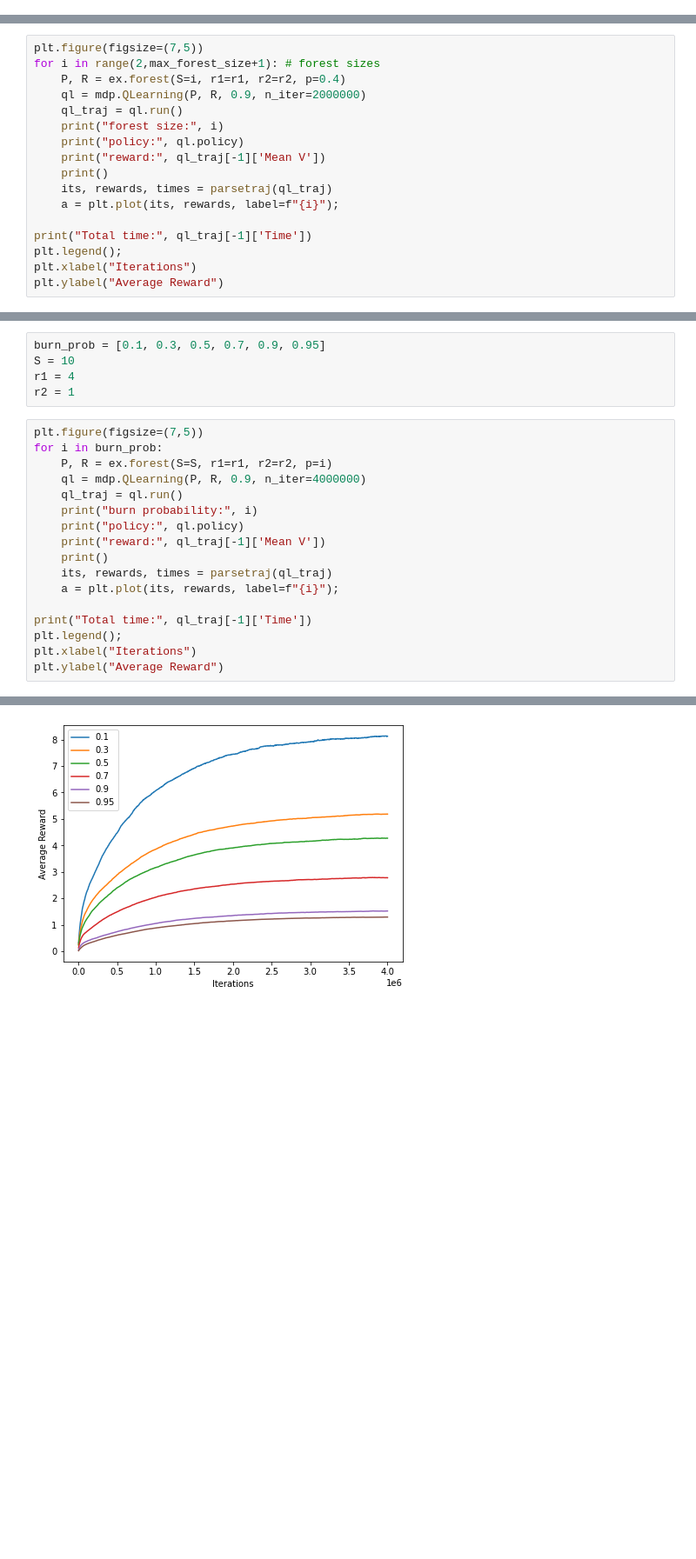
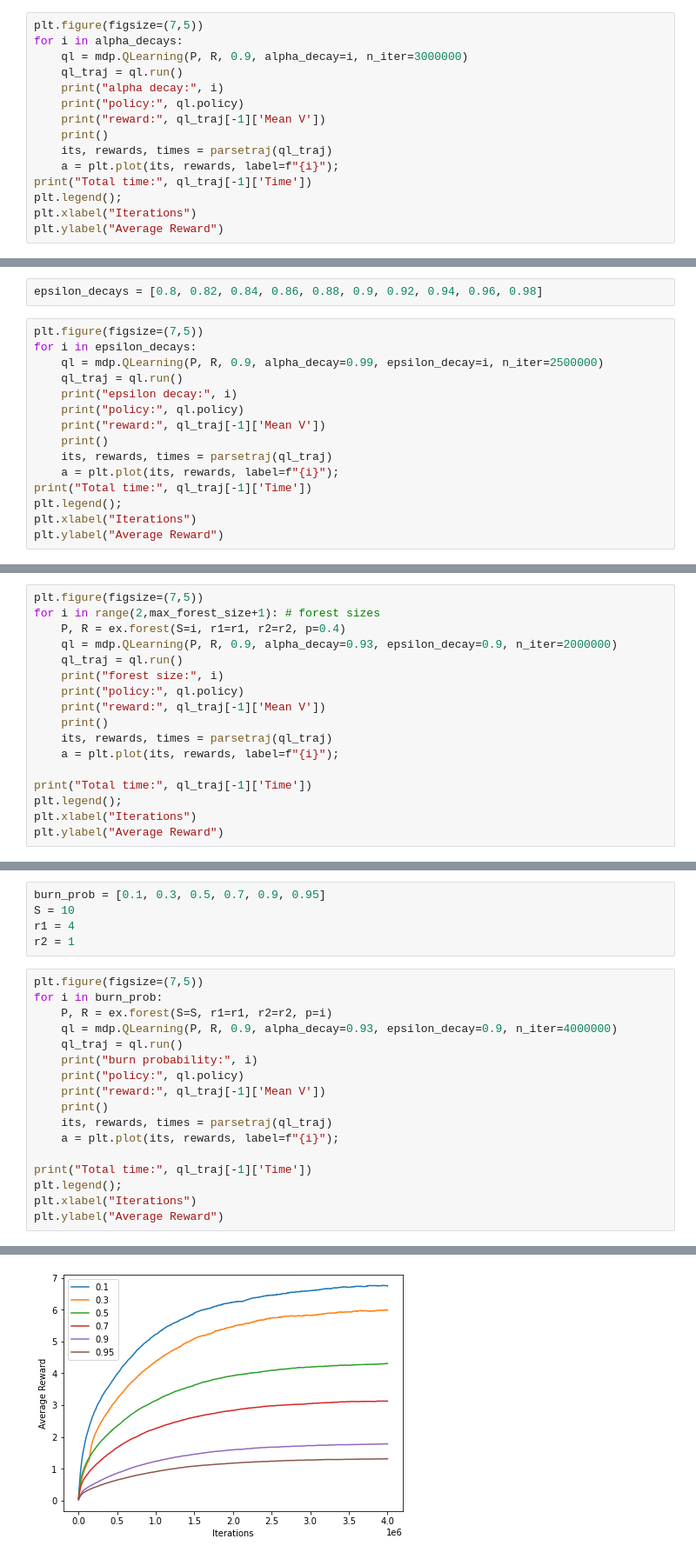
Before and after one commit to adinhobl/machine-learning, a Jupyter notebook: reinforcement-learning/RL.ipynb, the cells around one changed output, grey strips where cells are left out. Shown at 87% size. Cells and saved outputs as stored; diff of their text form; blank space fills up the shorter version.

```diff
--- a/reinforcement-learning/RL.ipynb
+++ b/reinforcement-learning/RL.ipynb
@@ -505,0 +523,15 @@ Text(0, 0.5, 'Average Reward')
+# %%
+plt.figure(figsize=(7,5))
+for i in alpha_decays:
+    ql = mdp.QLearning(P, R, 0.9, alpha_decay=i, n_iter=3000000)
+    ql_traj = ql.run()
+    print("alpha decay:", i)
+    print("policy:", ql.policy)
+    print("reward:", ql_traj[-1]['Mean V'])
+    print()
+    its, rewards, times = parsetraj(ql_traj)
+    a = plt.plot(its, rewards, label=f"{i}");
+print("Total time:", ql_traj[-1]['Time'])
+plt.legend();
+plt.xlabel("Iterations")
+plt.ylabel("Average Reward")
@@ -505,0 +562,17 @@ Text(0, 0.5, 'Average Reward')
+# %%
+epsilon_decays = [0.8, 0.82, 0.84, 0.86, 0.88, 0.9, 0.92, 0.94, 0.96, 0.98]
+# %%
+plt.figure(figsize=(7,5))
+for i in epsilon_decays:
+    ql = mdp.QLearning(P, R, 0.9, alpha_decay=0.99, epsilon_decay=i, n_iter=2500000)
+    ql_traj = ql.run()
+    print("epsilon decay:", i)
+    print("policy:", ql.policy)
+    print("reward:", ql_traj[-1]['Mean V'])
+    print()
+    its, rewards, times = parsetraj(ql_traj)
+    a = plt.plot(its, rewards, label=f"{i}");
+print("Total time:", ql_traj[-1]['Time'])
+plt.legend();
+plt.xlabel("Iterations")
+plt.ylabel("Average Reward")
@@ -513,7 +606,7 @@ r2 = 0.5
 plt.figure(figsize=(7,5))
 for i in range(2,max_forest_size+1): # forest sizes
     P, R = ex.forest(S=i, r1=r1, r2=r2, p=0.4)
-    ql = mdp.QLearning(P, R, 0.9, n_iter=2000000)
+    ql = mdp.QLearning(P, R, 0.9, alpha_decay=0.93, epsilon_decay=0.9, n_iter=2000000)
     ql_traj = ql.run()
     print("forest size:", i)
     print("policy:", ql.policy)
@@ -557,7 +650,7 @@ r2 = 1
 plt.figure(figsize=(7,5))
 for i in burn_prob:
     P, R = ex.forest(S=S, r1=r1, r2=r2, p=i)
-    ql = mdp.QLearning(P, R, 0.9, n_iter=4000000)
+    ql = mdp.QLearning(P, R, 0.9, alpha_decay=0.93, epsilon_decay=0.9, n_iter=4000000)
     ql_traj = ql.run()
     print("burn probability:", i)
     print("policy:", ql.policy)
@@ -591,2 +684,2 @@ Total time: 132.1058714389801
 Text(0, 0.5, 'Average Reward')
-[figure, old version]
+[figure, new version]
```
Also changed, not shown: parts of 32 cells of this notebook.
